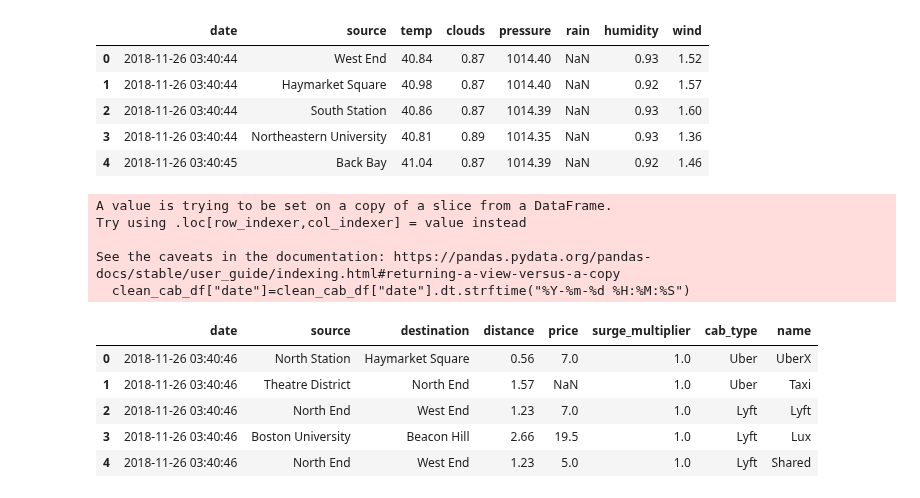
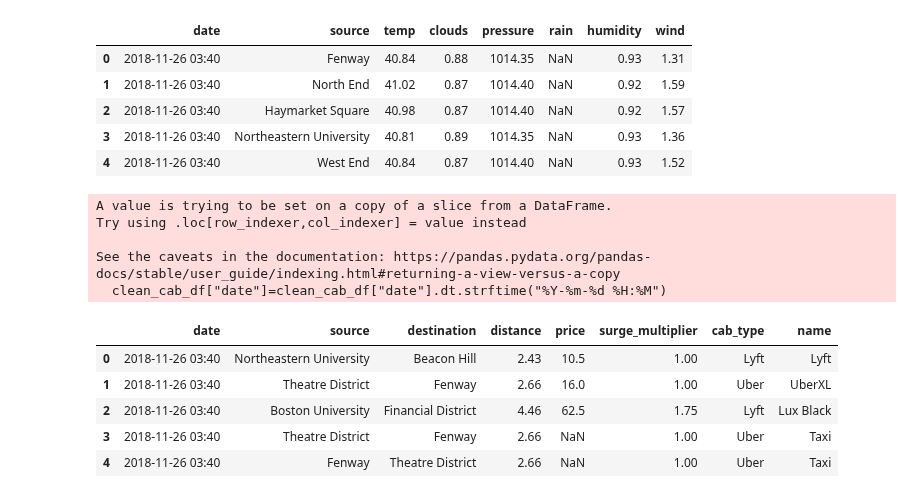
Before and after one commit to marnaji/Project-1, a Jupyter notebook: main.ipynb, the cells around one changed output. Cells and saved outputs as stored; diff of their text form; code cells hidden in the pictures.

```diff
--- a/main.ipynb
+++ b/main.ipynb
@@ -5,13 +4,14 @@ import numpy as np
 import matplotlib.pyplot as plt
 # %%
 # Reading CSV files to begin cleaning & merging
-cab_ride=pd.read_csv("./Cab-Weather-Data/cab_rides.csv")
-weather_df=pd.read_csv("./Cab-Weather-Data/weather.csv")
+cab_ride=pd.read_csv("Cab-Weather-Data/cab_rides.csv")
+weather_df=pd.read_csv("Cab-Weather-Data/weather.csv")
 # %%
 # Cleaning Weather Data
 # The timestamps were listed in epoch formatting, and needs to be converted to a readable date format
 
 weather_df["date"]=pd.to_datetime(weather_df["time_stamp"], unit="s")
+weather_df["date"]=weather_df["date"].dt.strftime("%Y-%m-%d %H:%M")
 
 # Moving columns into a more readable way
 clean_weather_df=weather_df[["date","location","temp","clouds","pressure","rain","humidity","wind"]]
@@ -25,38 +25,39 @@ new_weather_df.rename(columns={"location":"source"}, inplace=True)
 new_weather_df.head()
 # %% [output]
 |  | date | source | temp | clouds | pressure | rain | humidity | wind |
-| 0 | 2018-11-26 03:40:44 | West End | 40.84 | 0.87 | 1014.40 | NaN | 0.93 | 1.52 |
-| 1 | 2018-11-26 03:40:44 | Haymarket Square | 40.98 | 0.87 | 1014.40 | NaN | 0.92 | 1.57 |
-| 2 | 2018-11-26 03:40:44 | South Station | 40.86 | 0.87 | 1014.39 | NaN | 0.93 | 1.60 |
-| 3 | 2018-11-26 03:40:44 | Northeastern University | 40.81 | 0.89 | 1014.35 | NaN | 0.93 | 1.36 |
-| 4 | 2018-11-26 03:40:45 | Back Bay | 41.04 | 0.87 | 1014.39 | NaN | 0.92 | 1.46 |
+| 0 | 2018-11-26 03:40 | Fenway | 40.84 | 0.88 | 1014.35 | NaN | 0.93 | 1.31 |
+| 1 | 2018-11-26 03:40 | North End | 41.02 | 0.87 | 1014.40 | NaN | 0.92 | 1.59 |
+| 2 | 2018-11-26 03:40 | Haymarket Square | 40.98 | 0.87 | 1014.40 | NaN | 0.92 | 1.57 |
+| 3 | 2018-11-26 03:40 | Northeastern University | 40.81 | 0.89 | 1014.35 | NaN | 0.93 | 1.36 |
+| 4 | 2018-11-26 03:40 | West End | 40.84 | 0.87 | 1014.40 | NaN | 0.93 | 1.52 |
 # %%
 # Cleaning Car Ride Data
 # The epoch timestamp in this table is represented in milliseconds, so we divide by 1000 to find the time in value of seconds
 cab_ride["date"]=pd.to_datetime(cab_ride["time_stamp"]/1000, unit="s")
 
+
 # Removing unwanted columns like id and product_id
 clean_cab_df = cab_ride[["date","source","destination","distance","price","surge_multiplier","cab_type", "name"]]
 
 # In order to align on the datetime format used in the weather data, we are using a function that changes it into YYYY-MM-DD H:M:S format
-clean_cab_df["date"]=clean_cab_df["date"].dt.strftime("%Y-%m-%d %H:%M:%S")
+clean_cab_df["date"]=clean_cab_df["date"].dt.strftime("%Y-%m-%d %H:%M")
 clean_cab_df = clean_cab_df.sort_values("date", ascending=True)
 
 # Resetting the index
 new_cab_df=clean_cab_df.reset_index(drop=True)
 new_cab_df.head()
 # %% [output]
 A value is trying to be set on a copy of a slice from a DataFrame.
 Try using .loc[row_indexer,col_indexer] = value instead
 
 See the caveats in the documentation: https://pandas.pydata.org/pandas-docs/stable/user_guide/indexing.html#returning-a-view-versus-a-copy
-  clean_cab_df["date"]=clean_cab_df["date"].dt.strftime("%Y-%m-%d %H:%M:%S")
+  clean_cab_df["date"]=clean_cab_df["date"].dt.strftime("%Y-%m-%d %H:%M")
 |  | date | source | destination | distance | price | surge_multiplier | cab_type | name |
-| 0 | 2018-11-26 03:40:46 | North Station | Haymarket Square | 0.56 | 7.0 | 1.0 | Uber | UberX |
-| 1 | 2018-11-26 03:40:46 | Theatre District | North End | 1.57 | NaN | 1.0 | Uber | Taxi |
-| 2 | 2018-11-26 03:40:46 | North End | West End | 1.23 | 7.0 | 1.0 | Lyft | Lyft |
-| 3 | 2018-11-26 03:40:46 | Boston University | Beacon Hill | 2.66 | 19.5 | 1.0 | Lyft | Lux |
-| 4 | 2018-11-26 03:40:46 | North End | West End | 1.23 | 5.0 | 1.0 | Lyft | Shared |
+| 0 | 2018-11-26 03:40 | Northeastern University | Beacon Hill | 2.43 | 10.5 | 1.00 | Lyft | Lyft |
+| 1 | 2018-11-26 03:40 | Theatre District | Fenway | 2.66 | 16.0 | 1.00 | Uber | UberXL |
+| 2 | 2018-11-26 03:40 | Boston University | Financial District | 4.46 | 62.5 | 1.75 | Lyft | Lux Black |
+| 3 | 2018-11-26 03:40 | Theatre District | Fenway | 2.66 | NaN | 1.00 | Uber | Taxi |
+| 4 | 2018-11-26 03:40 | Fenway | Theatre District | 2.66 | NaN | 1.00 | Uber | Taxi |
 # %%
 # Changing data type to ensure easy merging
 new_cab_df["date"] = new_cab_df["date"].astype("datetime64[ns]")
```
Also changed, not shown: parts of 14 cells of this notebook.
